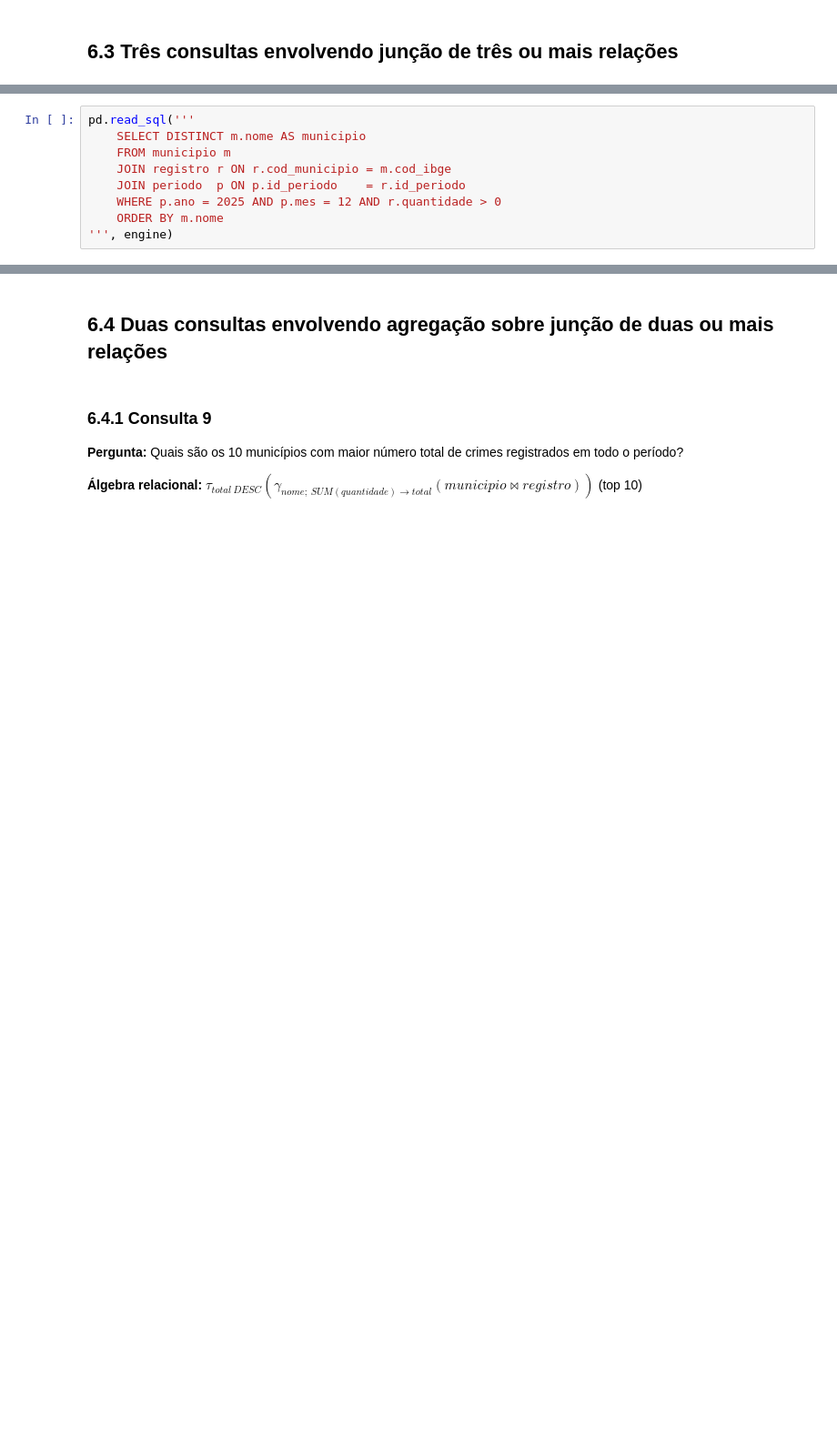
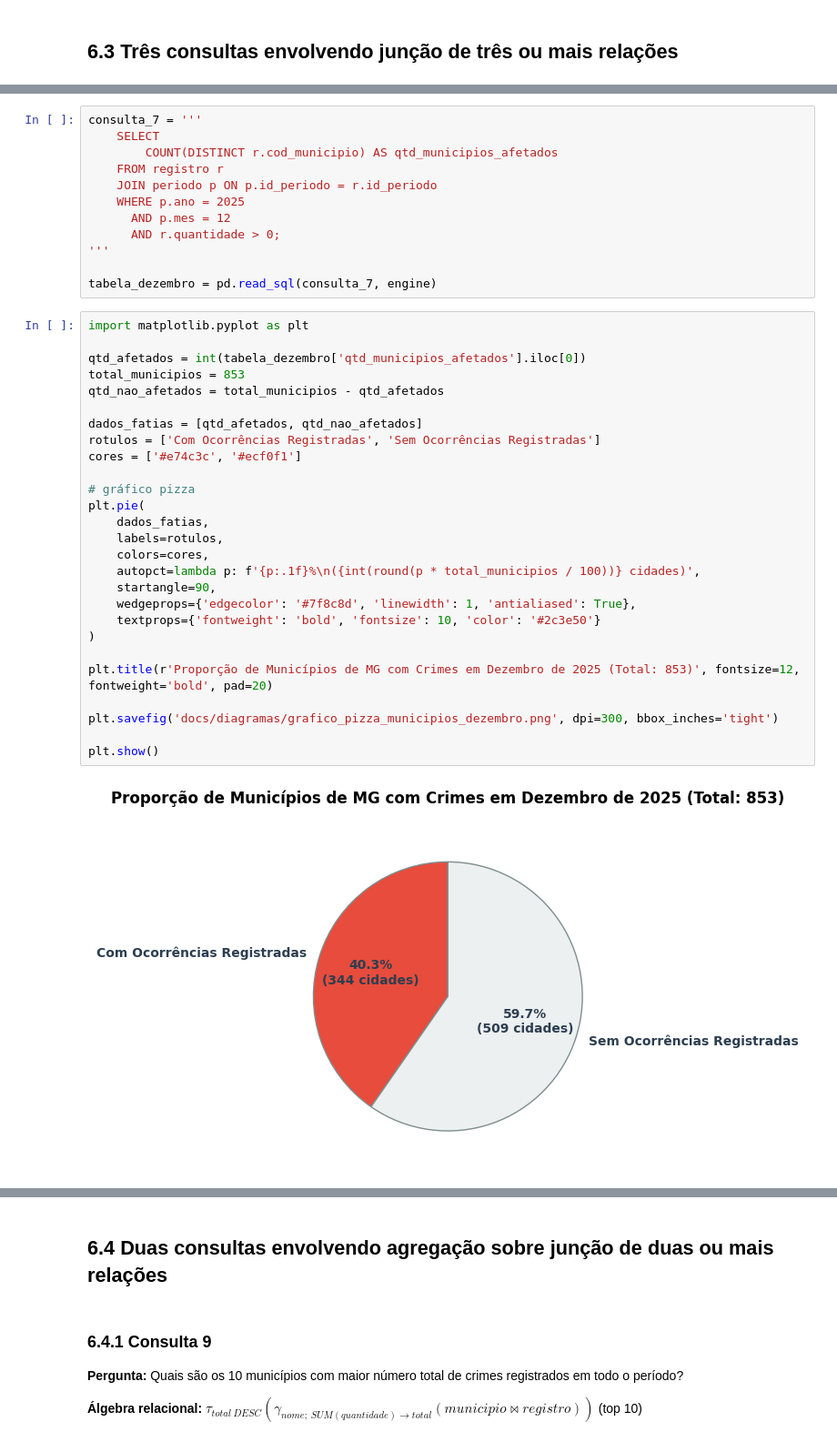
Before and after one commit to victor-vilelab/crimes-violentos-mg, a Jupyter notebook: tp_template.ipynb, the cells around one changed output, grey strips where cells are left out. Shown at 91% size. Cells and saved outputs as stored; diff of their text form; blank space fills up the shorter version.

```diff
--- a/tp_template.ipynb
+++ b/tp_template.ipynb
@@ -483,12 +680,44 @@ pd.read_sql('''
 # %%
-pd.read_sql('''
-    SELECT DISTINCT m.nome AS municipio
-    FROM municipio m
-    JOIN registro r ON r.cod_municipio = m.cod_ibge
-    JOIN periodo  p ON p.id_periodo    = r.id_periodo
-    WHERE p.ano = 2025 AND p.mes = 12 AND r.quantidade > 0
-    ORDER BY m.nome
-''', engine)
+consulta_7 = '''
+    SELECT
+        COUNT(DISTINCT r.cod_municipio) AS qtd_municipios_afetados
+    FROM registro r
+    JOIN periodo p ON p.id_periodo = r.id_periodo
+    WHERE p.ano = 2025
+      AND p.mes = 12
+      AND r.quantidade > 0;
+'''
+
+tabela_dezembro = pd.read_sql(consulta_7, engine)
+# %%
+import matplotlib.pyplot as plt
+
+qtd_afetados = int(tabela_dezembro['qtd_municipios_afetados'].iloc[0])
+total_municipios = 853
+qtd_nao_afetados = total_municipios - qtd_afetados
+
+dados_fatias = [qtd_afetados, qtd_nao_afetados]
+rotulos = ['Com Ocorrências Registradas', 'Sem Ocorrências Registradas']
+cores = ['#e74c3c', '#ecf0f1']
+
+# gráfico pizza
+plt.pie(
+    dados_fatias,
+    labels=rotulos,
+    colors=cores,
+    autopct=lambda p: f'{p:.1f}%\n({int(round(p * total_municipios / 100))} cidades)',
+    startangle=90,
+    wedgeprops={'edgecolor': '#7f8c8d', 'linewidth': 1, 'antialiased': True},
+    textprops={'fontweight': 'bold', 'fontsize': 10, 'color': '#2c3e50'}
+)
+
+plt.title(r'Proporção de Municípios de MG com Crimes em Dezembro de 2025 (Total: 853)', fontsize=12, fontweight='bold', pad=20)
+
+plt.savefig('docs/diagramas/grafico_pizza_municipios_dezembro.png', dpi=300, bbox_inches='tight')
+
+plt.show()
+# %% [output]
+[figure, added]
 # %% [markdown]
 ### 6.3.3 Consulta 8
 
```
Also changed, not shown: parts of 24 cells of this notebook, 6 other files.
